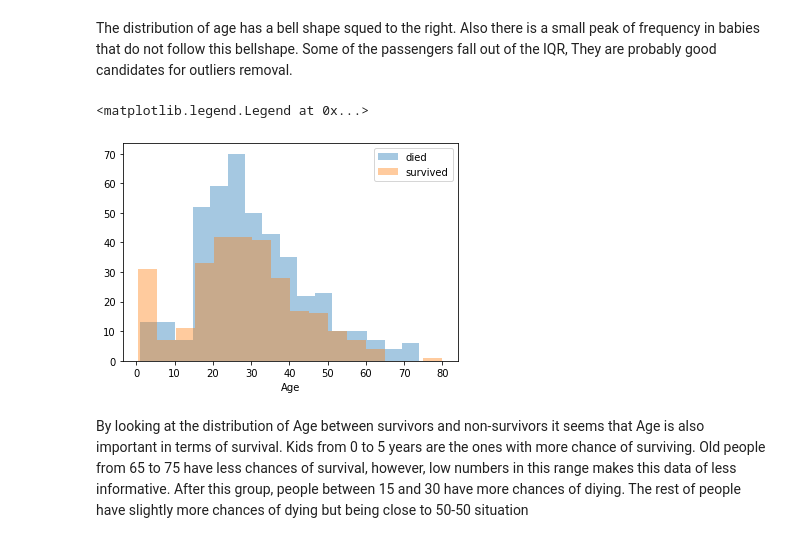
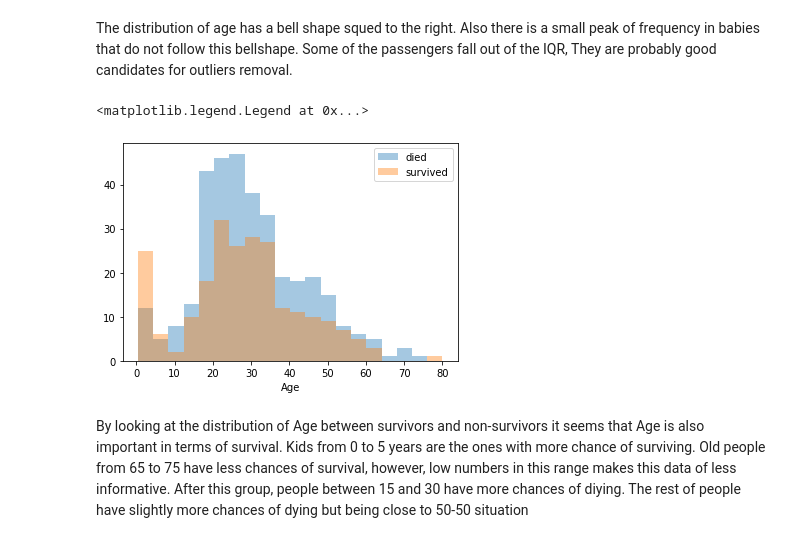
Before and after one commit to Amoralpa11/kaggle-titanic, a Jupyter notebook: data_exploratory_analysis.ipynb, the cells around one changed output. Drawn from its saved outputs; the diff is of its cells as text; code cells hidden in the pictures.

```diff
--- a/data_exploratory_analysis.ipynb
+++ b/data_exploratory_analysis.ipynb
@@ -45,2 +63,4 @@ min        1.000000
 max      891.000000
 Name: PassengerId, dtype: float64
+# %%
+data.PassengerId = data.PassengerId.astype("category")
@@ -68,6 +94,8 @@ plt.show()
 In general it seems that there is no tendency relating passenger ID with survival
 # %% [markdown]
 ### Survived
+# %%
+data.Survived = data.Survived.astype("category")
 # %%
 data.Survived.value_counts(normalize=True)
 # %% [output]
@@ -83,6 +111,8 @@ plt.show()
 Aproximately a 60% of the passengers died in the titanic and 40% survived. Probably the dataset is balanced enough to not include weights in the model.
 # %% [markdown]
 ### Pclass
+# %%
+data.Pclass = data.Pclass.astype("category")
 # %%
 data.Pclass.value_counts(normalize=True)
 # %% [output]
@@ -120,6 +150,8 @@ The frequency of survival is highly dependent on the passenger class. While in 3
 Although there is some usefull information in the name field we will process this field later in the notebook. First, I will try to set a baseline using the simplest features in the initial dataset.
 # %% [markdown]
 ### Sex
+# %%
+data.Sex = data.Sex.astype("category")
 # %%
 data.Sex.value_counts(normalize=True)
 # %% [output]
@@ -201,12 +232,14 @@ sns.violinplot("Age", data = data)
 # %% [markdown]
 The distribution of age has a bell shape squed to the right. Also there is a small peak of frequency in babies that do not follow this bellshape. Some of the passengers fall out of the IQR, They are probably good candidates for outliers removal.
 # %%
-sns.distplot(data.Age[data.Survived == 0].dropna(), kde = False, label="died")
-sns.distplot(data.Age[data.Survived == 1].dropna(), kde = False, label="survived")
+bins=np.histogram(data.Age.dropna(), bins=20)[1] #get the bin edges
+
+sns.distplot(data.Age[data.Survived == 0].dropna(), kde = False, label="died", bins=bins)
+sns.distplot(data.Age[data.Survived == 1].dropna(), kde = False, label="survived", bins=bins)
 plt.legend()
 # %% [output]
 <matplotlib.legend.Legend at 0x...>
-[figure, old version]
+[figure, new version]
 # %% [markdown]
 By looking at the distribution of Age between survivors and non-survivors it seems that Age is also important in terms of survival. Kids from 0 to 5 years are the ones with more chance of surviving. Old people from 65 to 75 have less chances of survival, however, low numbers in this range makes this data of less informative. After this group, people between 15 and 30 have more chances of diying. The rest of people have slightly more chances of dying but being close to 50-50 situation
 # %% [markdown]
```
Also changed, not shown: parts of 79 cells of this notebook.
